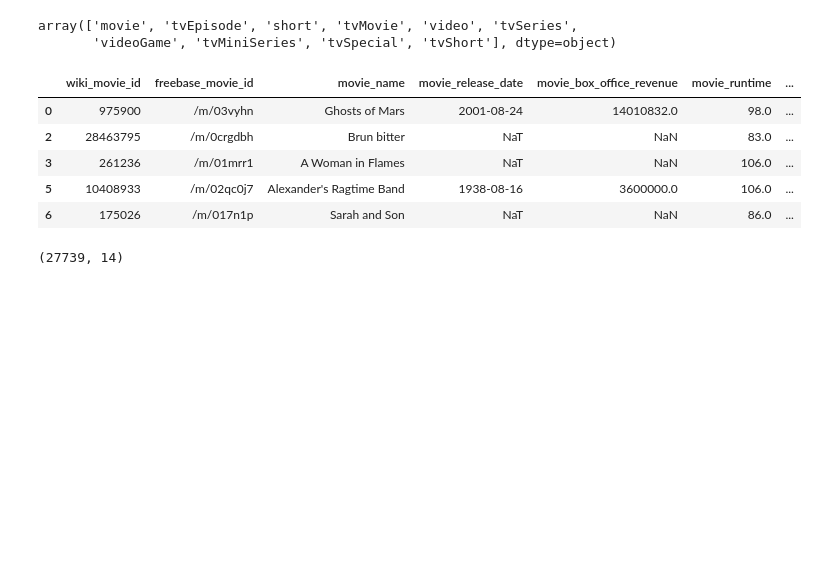
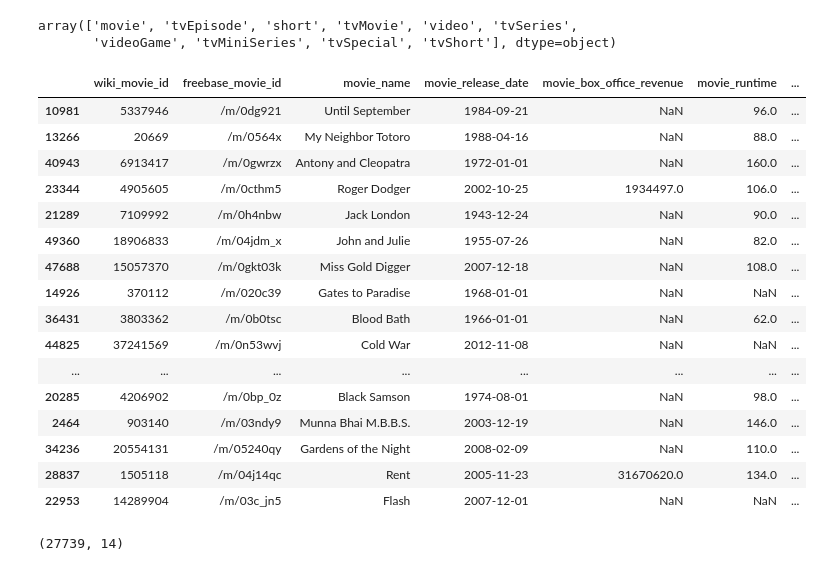
Before and after one commit to epfl-ada/ada-2023-project-adhd2023, a Jupyter notebook: milestone2.ipynb, the cells around one changed output. Saved outputs shown, nothing was run; the diff lists cells and outputs as text; code cells hidden in the pictures; blank space fills up the shorter version.

```diff
--- a/milestone2.ipynb
+++ b/milestone2.ipynb
@@ -191,14 +205,25 @@ plot_summaries_df['plot_summary'] = plot_summaries_df['plot_summary'].str.replac
 # %%
 # keeping only movies, delete tv episodes, tv movies, video games, etc.
 movies_ratings = movies_ratings[movies_ratings['titleType']=='movie']
-movies_ratings.head()
+movies_ratings.sample(20)
 # %% [output]
 |  | wiki_movie_id | freebase_movie_id | movie_name | movie_release_date | movie_box_office_revenue | movie_runtime | ... |
-| 0 | 975900 | /m/03vyhn | Ghosts of Mars | 2001-08-24 | 14010832.0 | 98.0 | ... |
-| 2 | 28463795 | /m/0crgdbh | Brun bitter | NaT | NaN | 83.0 | ... |
-| 3 | 261236 | /m/01mrr1 | A Woman in Flames | NaT | NaN | 106.0 | ... |
-| 5 | 10408933 | /m/02qc0j7 | Alexander's Ragtime Band | 1938-08-16 | 3600000.0 | 106.0 | ... |
-| 6 | 175026 | /m/017n1p | Sarah and Son | NaT | NaN | 86.0 | ... |
+| 10981 | 5337946 | /m/0dg921 | Until September | 1984-09-21 | NaN | 96.0 | ... |
+| 13266 | 20669 | /m/0564x | My Neighbor Totoro | 1988-04-16 | NaN | 88.0 | ... |
+| 40943 | 6913417 | /m/0gwrzx | Antony and Cleopatra | 1972-01-01 | NaN | 160.0 | ... |
+| 23344 | 4905605 | /m/0cthm5 | Roger Dodger | 2002-10-25 | 1934497.0 | 106.0 | ... |
+| 21289 | 7109992 | /m/0h4nbw | Jack London | 1943-12-24 | NaN | 90.0 | ... |
+| 49360 | 18906833 | /m/04jdm_x | John and Julie | 1955-07-26 | NaN | 82.0 | ... |
+| 47688 | 15057370 | /m/0gkt03k | Miss Gold Digger | 2007-12-18 | NaN | 108.0 | ... |
+| 14926 | 370112 | /m/020c39 | Gates to Paradise | 1968-01-01 | NaN | NaN | ... |
+| 36431 | 3803362 | /m/0b0tsc | Blood Bath | 1966-01-01 | NaN | 62.0 | ... |
+| 44825 | 37241569 | /m/0n53wvj | Cold War | 2012-11-08 | NaN | NaN | ... |
+| ... | ... | ... | ... | ... | ... | ... | ... |
+| 20285 | 4206902 | /m/0bp_0z | Black Samson | 1974-08-01 | NaN | 98.0 | ... |
+| 2464 | 903140 | /m/03ndy9 | Munna Bhai M.B.B.S. | 2003-12-19 | NaN | 146.0 | ... |
+| 34236 | 20554131 | /m/05240qy | Gardens of the Night | 2008-02-09 | NaN | 110.0 | ... |
+| 28837 | 1505118 | /m/04j14qc | Rent | 2005-11-23 | 31670620.0 | 134.0 | ... |
+| 22953 | 14289904 | /m/03c_jn5 | Flash | 2007-12-01 | NaN | NaN | ... |
 # %%
 # only keep the movies with more than 100 votes on imdb ratings
 movies_ratings = movies_ratings[movies_ratings['numVotes']>200]
```
Also changed, not shown: parts of 15 cells of this notebook.
